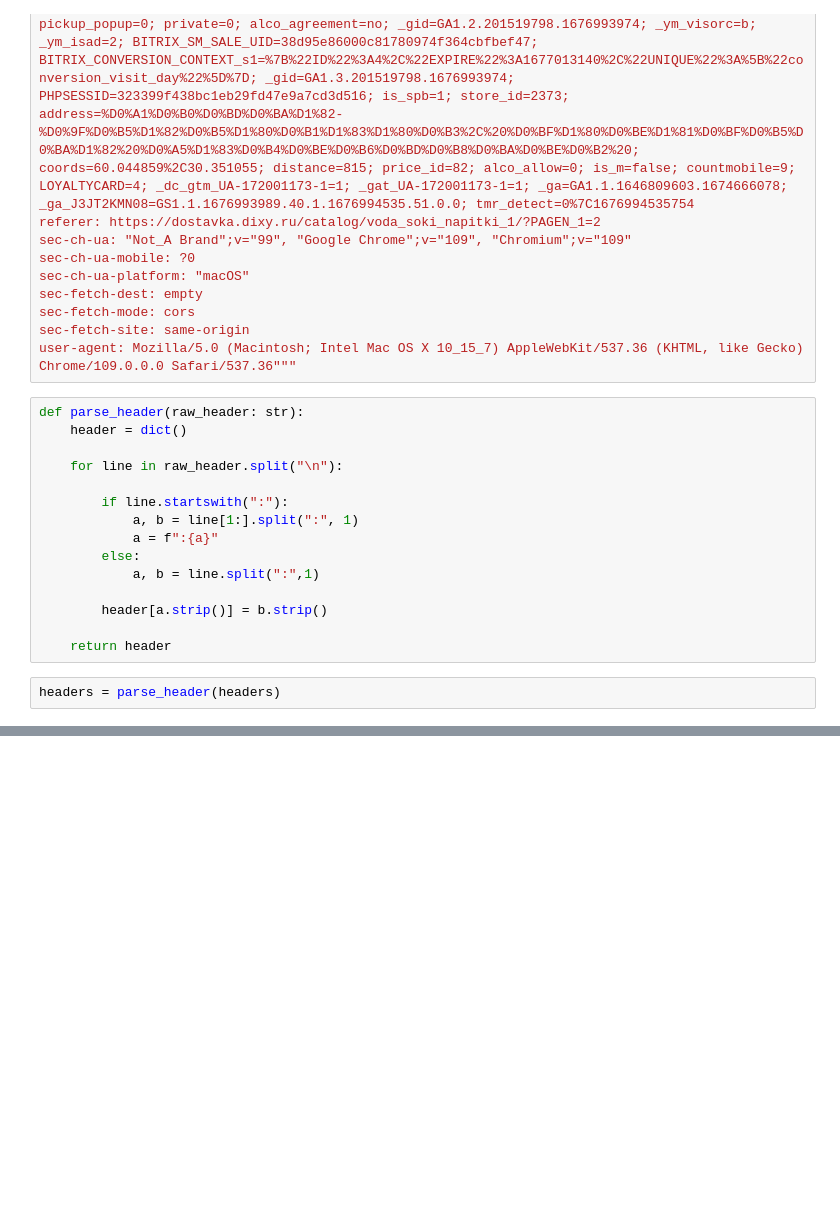
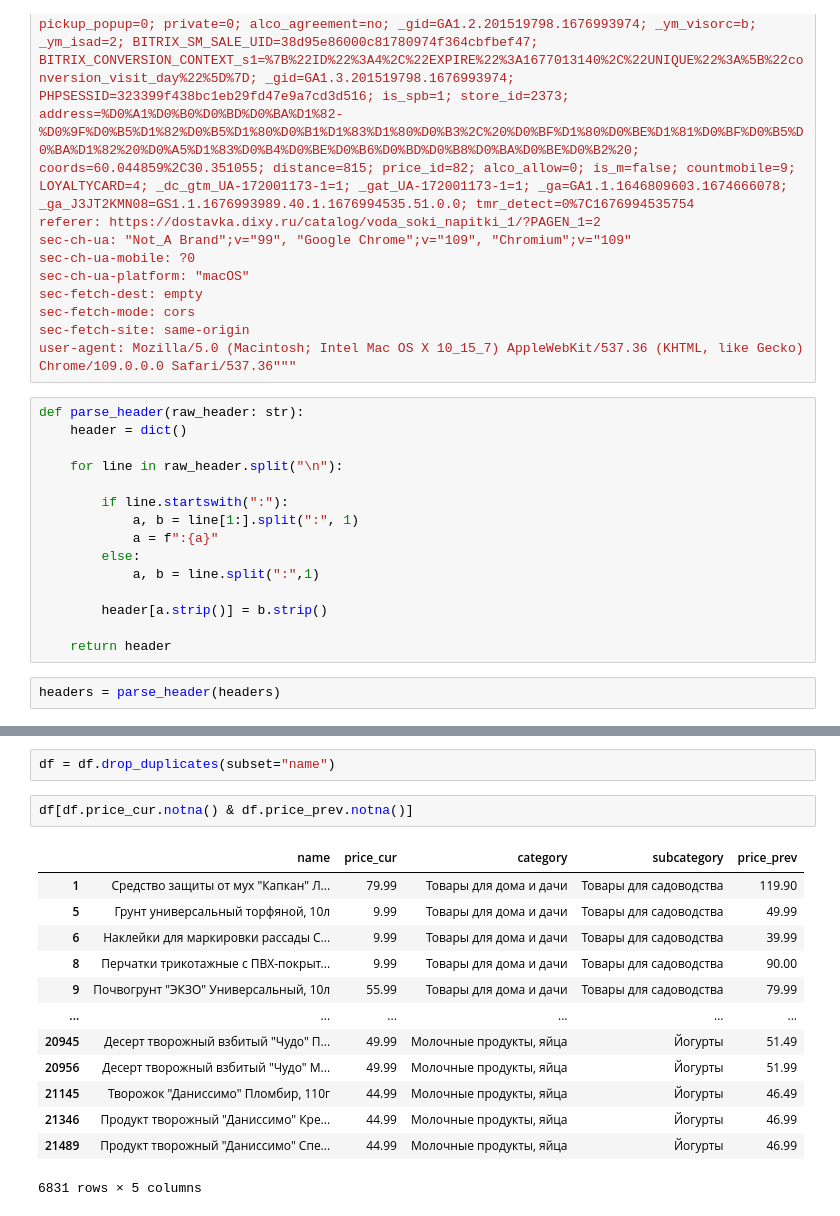
Before and after one commit to B0R0koko/HSE-Lab, a Jupyter notebook: crawlers/Diksi/shims/Diksi.ipynb, the cells around one changed output, grey strips where cells are left out. Saved outputs shown, nothing was run; the diff lists cells and outputs as text; blank space fills up the shorter version.

```diff
--- a/crawlers/Diksi/shims/Diksi.ipynb
+++ b/crawlers/Diksi/shims/Diksi.ipynb
@@ -36,0 +97,18 @@ with open("cfg/headers.json", "w") as file:
+# %%
+df = df.drop_duplicates(subset="name")
+# %%
+df[df.price_cur.notna() & df.price_prev.notna()]
+# %% [output]
+|  | name | price_cur | category | subcategory | price_prev |
+| 1 | Средство защиты от мух "Капкан" Л... | 79.99 | Товары для дома и дачи | Товары для садоводства | 119.90 |
+| 5 | Грунт универсальный торфяной, 10л | 9.99 | Товары для дома и дачи | Товары для садоводства | 49.99 |
+| 6 | Наклейки для маркировки рассады С... | 9.99 | Товары для дома и дачи | Товары для садоводства | 39.99 |
+| 8 | Перчатки трикотажные с ПВХ-покрыт... | 9.99 | Товары для дома и дачи | Товары для садоводства | 90.00 |
+| 9 | Почвогрунт "ЭКЗО" Универсальный, 10л | 55.99 | Товары для дома и дачи | Товары для садоводства | 79.99 |
+| ... | ... | ... | ... | ... | ... |
+| 20945 | Десерт творожный взбитый "Чудо" П... | 49.99 | Молочные продукты, яйца | Йогурты | 51.49 |
+| 20956 | Десерт творожный взбитый "Чудо" М... | 49.99 | Молочные продукты, яйца | Йогурты | 51.99 |
+| 21145 | Творожок "Даниссимо" Пломбир, 110г | 44.99 | Молочные продукты, яйца | Йогурты | 46.49 |
+| 21346 | Продукт творожный "Даниссимо" Кре... | 44.99 | Молочные продукты, яйца | Йогурты | 46.99 |
+| 21489 | Продукт творожный "Даниссимо" Спе... | 44.99 | Молочные продукты, яйца | Йогурты | 46.99 |
+6831 rows × 5 columns
```
Also changed, not shown: parts of 12 cells of this notebook, 25 other files.
